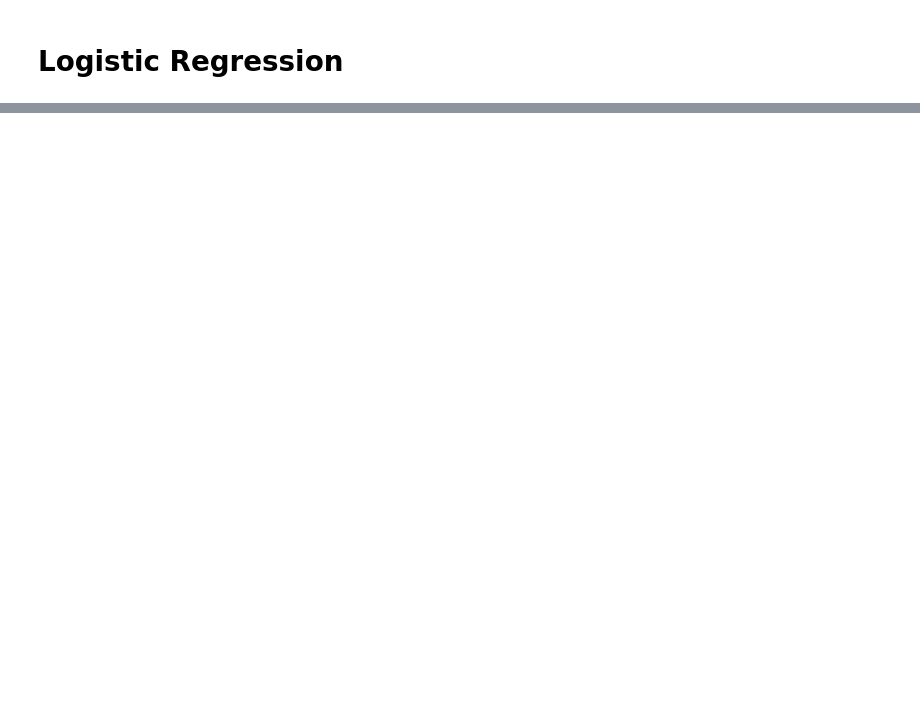
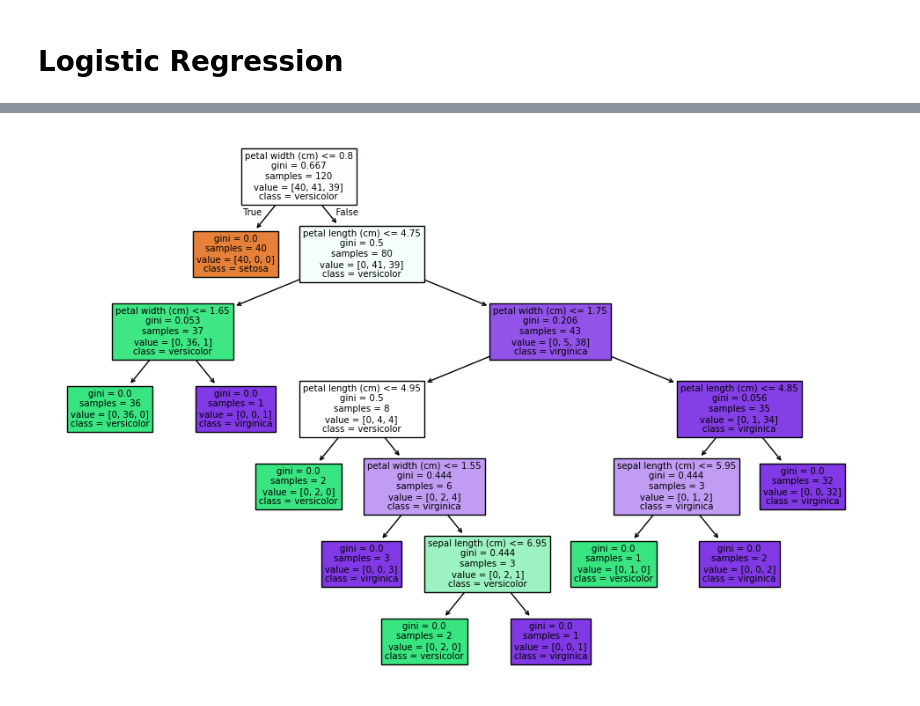
Before and after one commit to AshminJayson/calpine-sql-handson, a Jupyter notebook: ML/machine_learning.ipynb, the cells around one changed output, grey strips where cells are left out. Drawn from its saved outputs; the diff is of its cells as text; code cells hidden in the pictures; blank space fills up the shorter version.

```diff
--- a/ML/machine_learning.ipynb
+++ b/ML/machine_learning.ipynb
@@ -219,11 +381,11 @@ print(confusion_matrix(y_test, y_pred))
 # %%
-# Plot the decision tree
+# Plot decision tree for the iris dataset with proper class names
 from sklearn.tree import plot_tree
 plt.figure(figsize=(12,8))
-plot_tree(model, filled=True, feature_names=iris.feature_names, class_names=iris.target
-                     .astype(str))
-
+plot_tree(model, filled=True, feature_names=iris.feature_names, class_names=iris.target_names)
 plt.show()
+# %% [output]
+[figure, added]
 # %%
 # Random forest and ensemble learning
 
```
Also changed, not shown: parts of 14 cells of this notebook, 3 other files.
